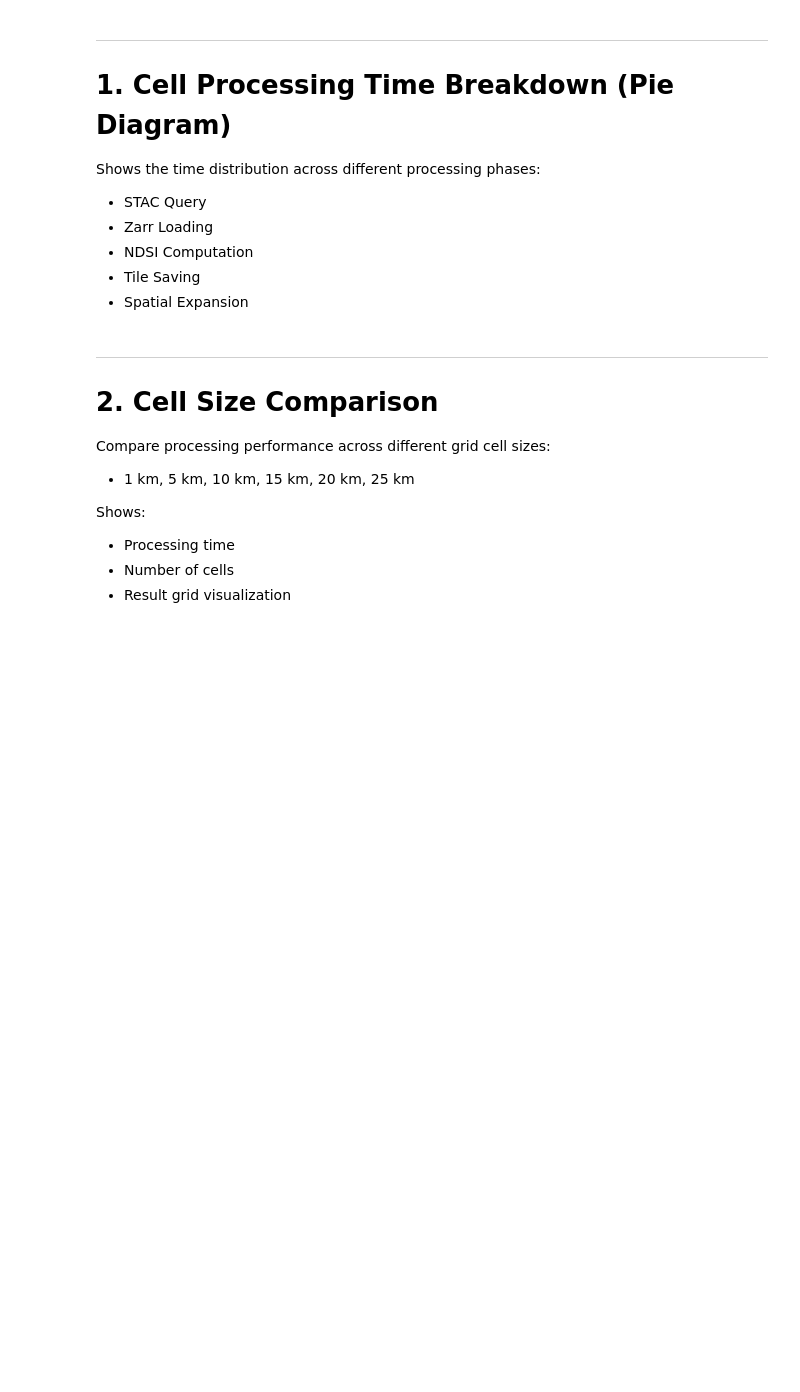
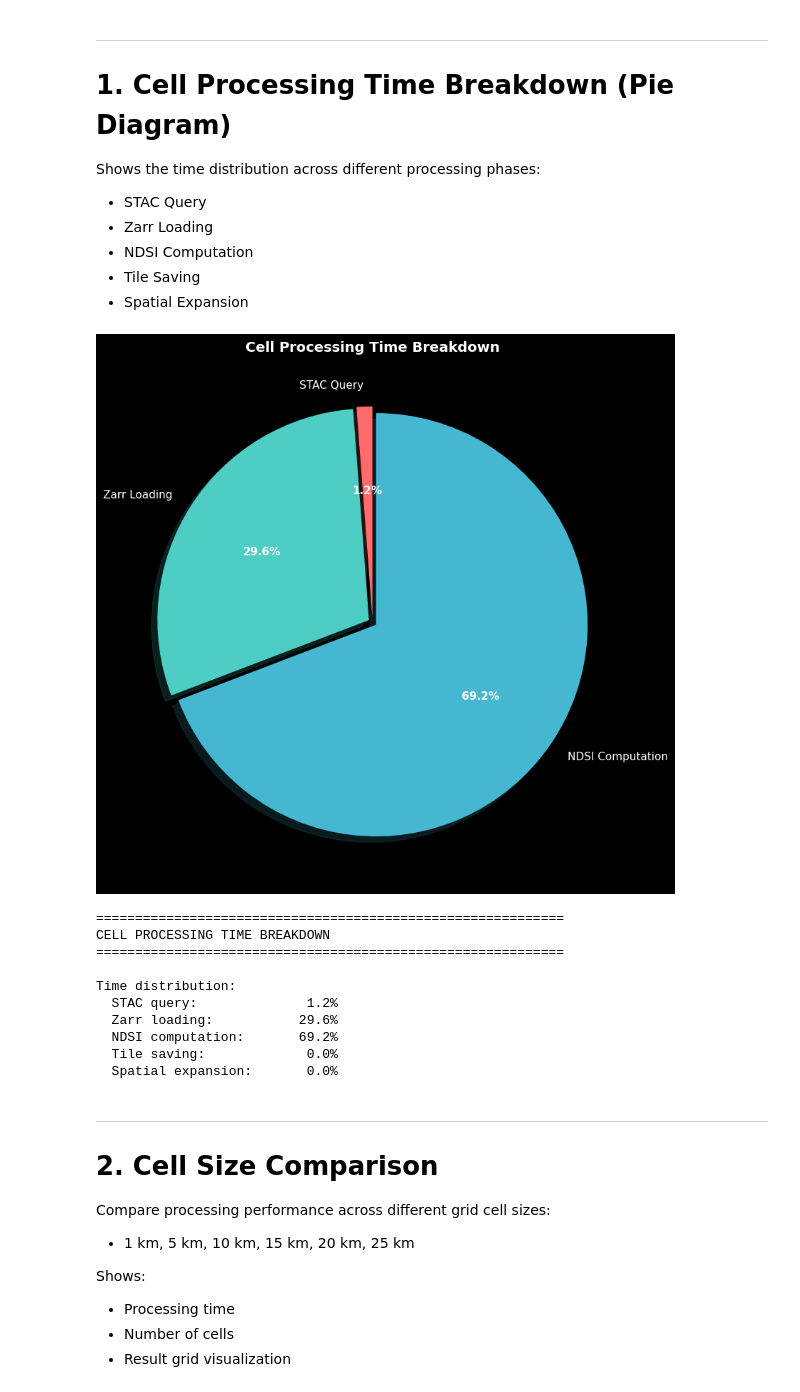
Before and after one commit to jkrumboe/Study-Project, a Jupyter notebook: benchmarking_visualization.ipynb, the cells around one changed output. Cells and saved outputs as stored; diff of their text form; code cells hidden in the pictures; blank space fills up the shorter version.

```diff
--- a/benchmarking_visualization.ipynb
+++ b/benchmarking_visualization.ipynb
@@ -30,20 +30,19 @@ plt.rcParams['font.size'] = 11
 OUTPUT_DIR = Path('output')
 
 # For single test analysis, set the specific test folder
-SINGLE_TEST_DIR = OUTPUT_DIR / 'test_monitored'  # Change this to your test folder
+SINGLE_TEST_DIR = OUTPUT_DIR / 'test_monitored_Right_10k'  # Change this to your test folder
 
 # For cell size comparison, define folders for each grid size
 # Format: {grid_size_km: 'folder_name'}
 CELL_SIZE_TESTS = {
-    # 1: 'test_1km',     # Uncomment and set folder names as you run tests
-    # 3: 'test_3km',
-    # 5: 'test_5km',
-    10: 'test_monitored',
-    # 12: 'test_12km',
-    # 15: 'test_15km',
-    # 18: 'test_18km',
-    # 20: 'test_20km',
-    # 25: 'test_25km',
+    1: 'test_monitored_Right_1k',
+    5: 'test_monitored_Right_5k',
+    10: 'test_monitored_Right_10k',
+    12: 'test_monitored_Right_12k',
+    15: 'test_monitored_Right_15k',
+    18: 'test_monitored_Right_183k',
+    20: 'test_monitored_Right_20k',
+    25: 'test_monitored_Right_25k',
 }
 # %%
 def load_test_data(test_dir):
@@ -97,7 +101,6 @@ Shows the time distribution across different processing phases:
 if test_data['statistics'] and 'cell_timing' in test_data['statistics'].get('results', {}):
     timing = test_data['statistics']['results']['cell_timing']
     time_dist = timing.get('time_distribution_percent', {})
-    total_times = timing.get('total_times', {})
 
     # Prepare data for pie chart
     labels = ['STAC Query', 'Zarr Loading', 'NDSI Computation', 'Tile Saving', 'Spatial Expansion']
@@ -122,64 +125,52 @@ if test_data['statistics'] and 'cell_timing' in test_data['statistics'].get('res
     filtered_colors = colors[:len(filtered_labels)]
 
     # Create pie chart
-    fig, (ax1, ax2) = plt.subplots(1, 2, figsize=(14, 6))
+    fig, ax = plt.subplots(figsize=(10, 8))
 
     # Pie chart
-    wedges, texts, autotexts = ax1.pie(
+    wedges, texts, autotexts = ax.pie(
         filtered_sizes,
         labels=filtered_labels,
         autopct='%1.1f%%',
         colors=filtered_colors,
         explode=[0.02] * len(filtered_sizes),
         shadow=True,
         startangle=90
     )
-    ax1.set_title('Cell Processing Time Breakdown', fontsize=14, fontweight='bold')
+    ax.set_title('Cell Processing Time Breakdown', fontsize=14, fontweight='bold')
 
     # Make percentage labels more visible
     for autotext in autotexts:
         autotext.set_color('white')
         autotext.set_fontweight('bold')
-
-    # Bar chart with absolute times
-    bar_labels = ['STAC Query', 'Zarr Load', 'NDSI Compute', 'Tile Save', 'Expansion']
-    bar_values = [
-        total_times.get('stac_query_seconds', 0),
-        total_times.get('zarr_load_seconds', 0),
-        total_times.get('ndsi_compute_seconds', 0),
-        total_times.get('tile_save_seconds', 0),
-        total_times.get('spatial_expansion_seconds', 0)
-    ]
-
-    bars = ax2.bar(bar_labels, bar_values, color=colors, edgecolor='white', linewidth=1.5)
-    ax2.set_ylabel('Time (seconds)', fontsize=12)
-    ax2.set_title('Absolute Processing Times', fontsize=14, fontweight='bold')
-    ax2.tick_params(axis='x', rotation=30)
-    ax2.grid(True, alpha=0.3, axis='y')
-
-    # Add value labels on bars
-    for bar, val in zip(bars, bar_values):
-        if val > 0:
-            ax2.text(bar.get_x() + bar.get_width()/2, bar.get_height() + 1,
-                    f'{val:.1f}s', ha='center', va='bottom', fontsize=10, fontweight='bold')
 
     plt.tight_layout()
     plt.show()
 
     # Print text summary
     print("\n" + "=" * 60)
     print("CELL PROCESSING TIME BREAKDOWN")
     print("=" * 60)
     print(f"\nTime distribution:")
     print(f"  STAC query:           {time_dist.get('stac_query', 0):>6.1f}%")
     print(f"  Zarr loading:         {time_dist.get('zarr_load', 0):>6.1f}%")
     print(f"  NDSI computation:     {time_dist.get('ndsi_compute', 0):>6.1f}%")
     print(f"  Tile saving:          {time_dist.get('tile_save', 0):>6.1f}%")
     print(f"  Spatial expansion:    {time_dist.get('spatial_expansion', 0):>6.1f}%")
-    print("-" * 40)
-    print(f"  Total cell time:      {total_times.get('total_cell_processing_seconds', 0):.1f}s")
 else:
     print("❌ No cell timing data available in statistics.")
+# %% [output]
+[figure, added]
+============================================================
+CELL PROCESSING TIME BREAKDOWN
+============================================================
+
+Time distribution:
+  STAC query:              1.2%
+  Zarr loading:           29.6%
+  NDSI computation:       69.2%
+  Tile saving:             0.0%
+  Spatial expansion:       0.0%
 # %% [markdown]
 ---
 
```
Also changed, not shown: parts of 8 cells of this notebook, 25 other files.
